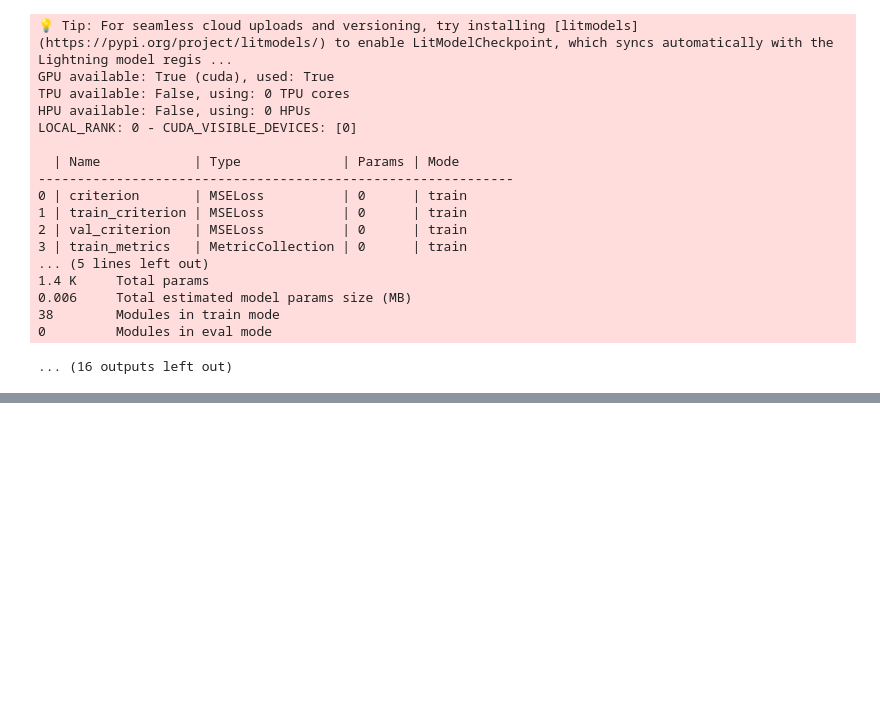
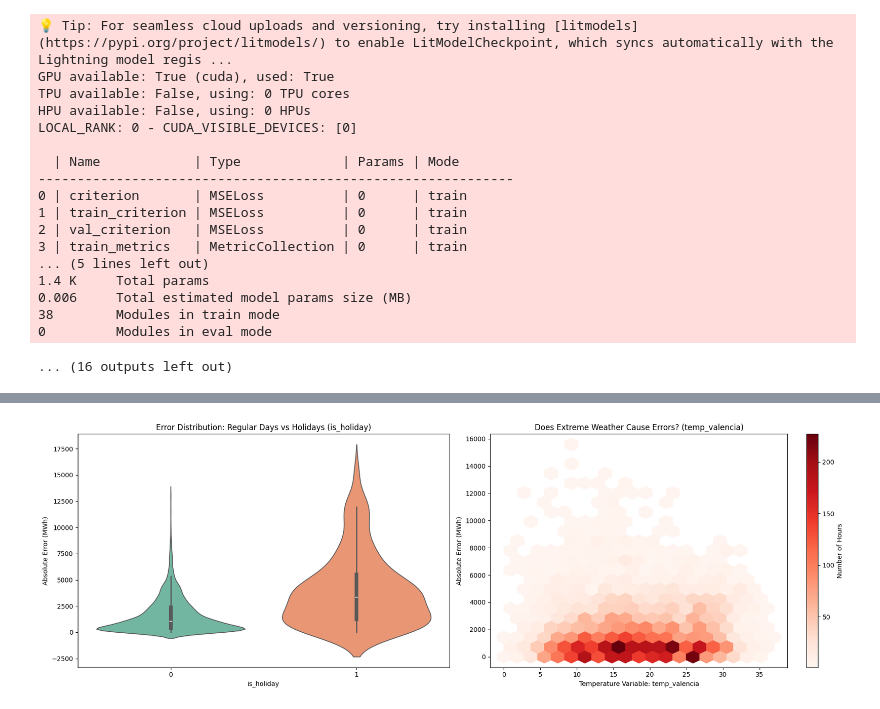
Before and after one commit to MariaGoico/Time_Series_Final_Project, a Jupyter notebook: evaluation.ipynb, the cells around one changed output, grey strips where cells are left out. Drawn from its saved outputs; the diff is of its cells as text; code cells hidden in the pictures; blank space fills up the shorter version.

```diff
--- a/evaluation.ipynb
+++ b/evaluation.ipynb
@@ -317,0 +398,69 @@ df_comparison.groupby('is_holiday')['model_wins'].mean()
+# %%
+# --- 1. MERGE ERRORS WITH YOUR ORIGINAL FEATURES ---
+# Join the error dataframe with your test features (X_test)
+# We use an inner join to make sure the timestamps match perfectly
+# --- 1. MERGE ERRORS WITH YOUR ORIGINAL FEATURES ---
+# Strip the timezone from X_test so it perfectly matches the Darts output
+X_test_naive = X_test.copy()
+X_test_naive.index = X_test_naive.index.tz_localize(None)
+
+# Now they can safely join!
+analysis_df = error_df.join(X_test_naive, how='inner')
+
+# --- 2. OVERALL TEST SET STATISTICS ---
+print("📊 OVERALL TEST SET ERROR STATISTICS:")
+print("-" * 40)
+print(analysis_df[['Absolute_Error', 'Percentage_Error']].describe().round(2))
+print("-" * 40)
+
+# --- 3. CORRELATION: WHICH VARIABLES CAUSE THE MOST ERROR? ---
+print("\n🔍 TOP 10 FEATURES CORRELATED WITH HIGH ERRORS:")
+# Find numeric columns only to avoid correlation errors
+numeric_cols = analysis_df.select_dtypes(include=[np.number]).columns
+# Calculate correlation with Absolute Error, drop the error columns themselves, and sort
+error_correlations = analysis_df[numeric_cols].corr()['Absolute_Error'].drop(
+    ['Error', 'Absolute_Error', 'Percentage_Error', 'Actual_Demand', 'Predicted_Demand'],
+    errors='ignore'
+).sort_values(ascending=False)
+
+# Print the top 10 features most associated with big mistakes
+print(error_correlations.head(10))
+
+
+# --- 4. VISUALIZING ERROR DRIVERS (HOLIDAYS & WEATHER) ---
+fig, (ax1, ax2) = plt.subplots(1, 2, figsize=(18, 6))
+
+# Plot A: How do Holidays affect the error?
+# Let's find your holiday column (assuming it has 'holiday' in the name based on your earlier logs)
+holiday_cols = [col for col in analysis_df.columns if 'holiday' in col.lower()]
+
+if holiday_cols:
+    main_hol_col = holiday_cols[0] # Grab the first holiday column
+    sns.violinplot(data=analysis_df, x=main_hol_col, y='Absolute_Error', ax=ax1, palette='Set2')
+    ax1.set_title(f"Error Distribution: Regular Days vs Holidays ({main_hol_col})")
+    ax1.set_ylabel("Absolute Error (MWh)")
+else:
+    ax1.text(0.5, 0.5, "No holiday column found", ha='center')
+
+# Plot B: How does Temperature affect the error?
+# Let's find a temperature column (assuming it has 'temp' in the name)
+temp_cols = [col for col in analysis_df.columns if 'temp' in col.lower()]
+
+if temp_cols:
+    # Let's use the average temperature or the first city's temperature
+    main_temp_col = temp_cols[0]
+
+    # A hexbin plot is great for dense scatter data
+    hb = ax2.hexbin(analysis_df[main_temp_col], analysis_df['Absolute_Error'],
+                    gridsize=20, cmap='Reds', mincnt=1)
+    ax2.set_title(f"Does Extreme Weather Cause Errors? ({main_temp_col})")
+    ax2.set_xlabel(f"Temperature Variable: {main_temp_col}")
+    ax2.set_ylabel("Absolute Error (MWh)")
+    cb = fig.colorbar(hb, ax=ax2)
+    cb.set_label('Number of Hours')
+else:
+    ax2.text(0.5, 0.5, "No temperature column found", ha='center')
+
+plt.tight_layout()
+plt.show()
+# %% [output]
@@ -317,0 +484 @@ df_comparison.groupby('is_holiday')['model_wins'].mean()
+[figure, added]
```
Also changed, not shown: parts of 4 cells of this notebook, 2 other files.
